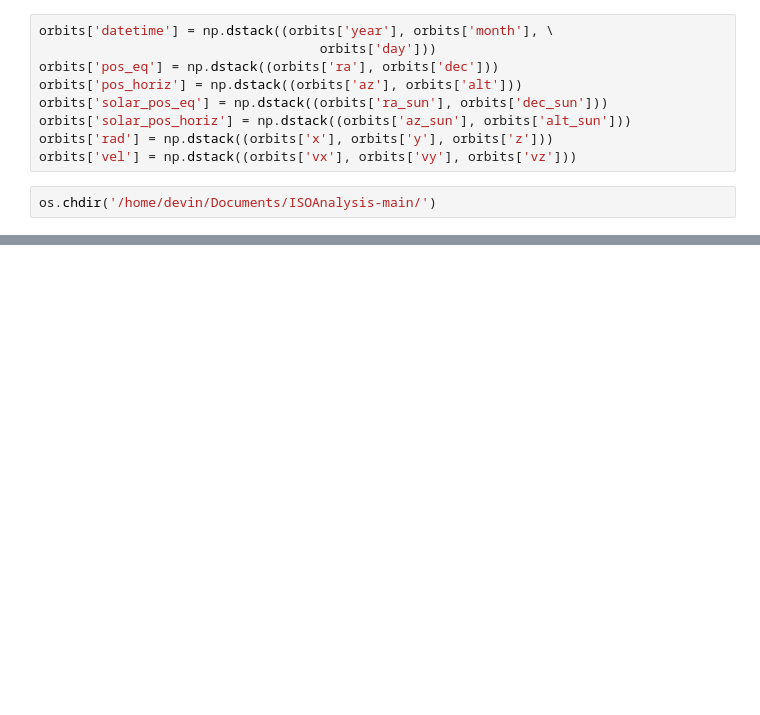
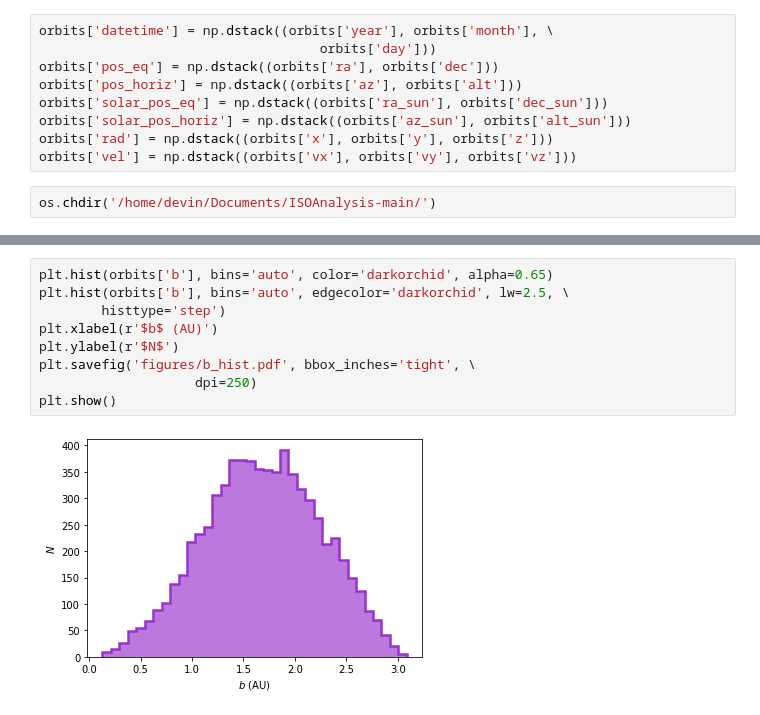
Before and after one commit to djhoover717/ISOAnalysis, a Jupyter notebook: iso_analysis_v4.ipynb, the cells around one changed output, grey strips where cells are left out. Drawn from its saved outputs; the diff is of its cells as text; blank space fills up the shorter version.

```diff
--- a/iso_analysis_v4.ipynb
+++ b/iso_analysis_v4.ipynb
@@ -118,0 +113,11 @@ plot_hist(orbits['e'], label=r'$e$', name='e_hist', c='steelblue', \
+# %%
+plt.hist(orbits['b'], bins='auto', color='darkorchid', alpha=0.65)
+plt.hist(orbits['b'], bins='auto', edgecolor='darkorchid', lw=2.5, \
+        histtype='step')
+plt.xlabel(r'$b$ (AU)')
+plt.ylabel(r'$N$')
+plt.savefig('figures/b_hist.pdf', bbox_inches='tight', \
+                    dpi=250)
+plt.show()
+# %% [output]
+[figure, added]
```
Also changed, not shown: parts of 11 cells of this notebook, 1 other file.
